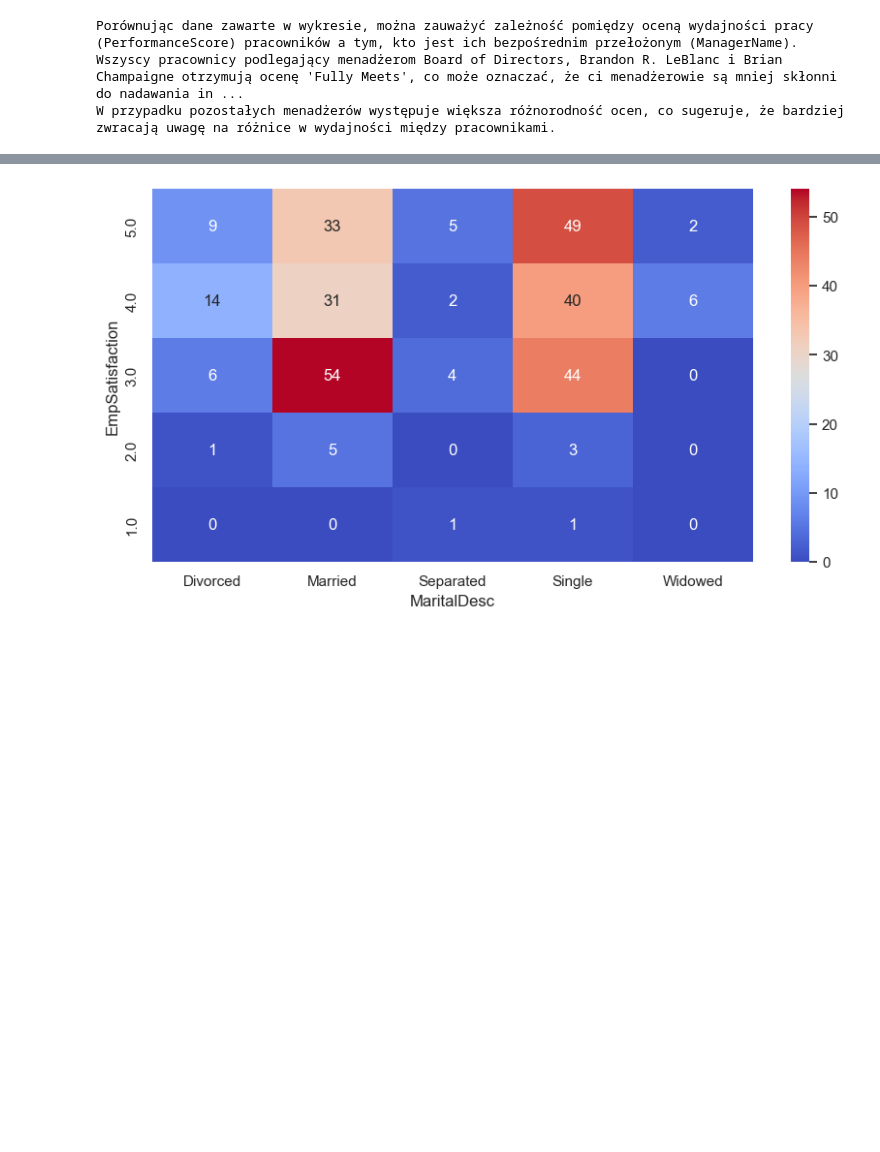
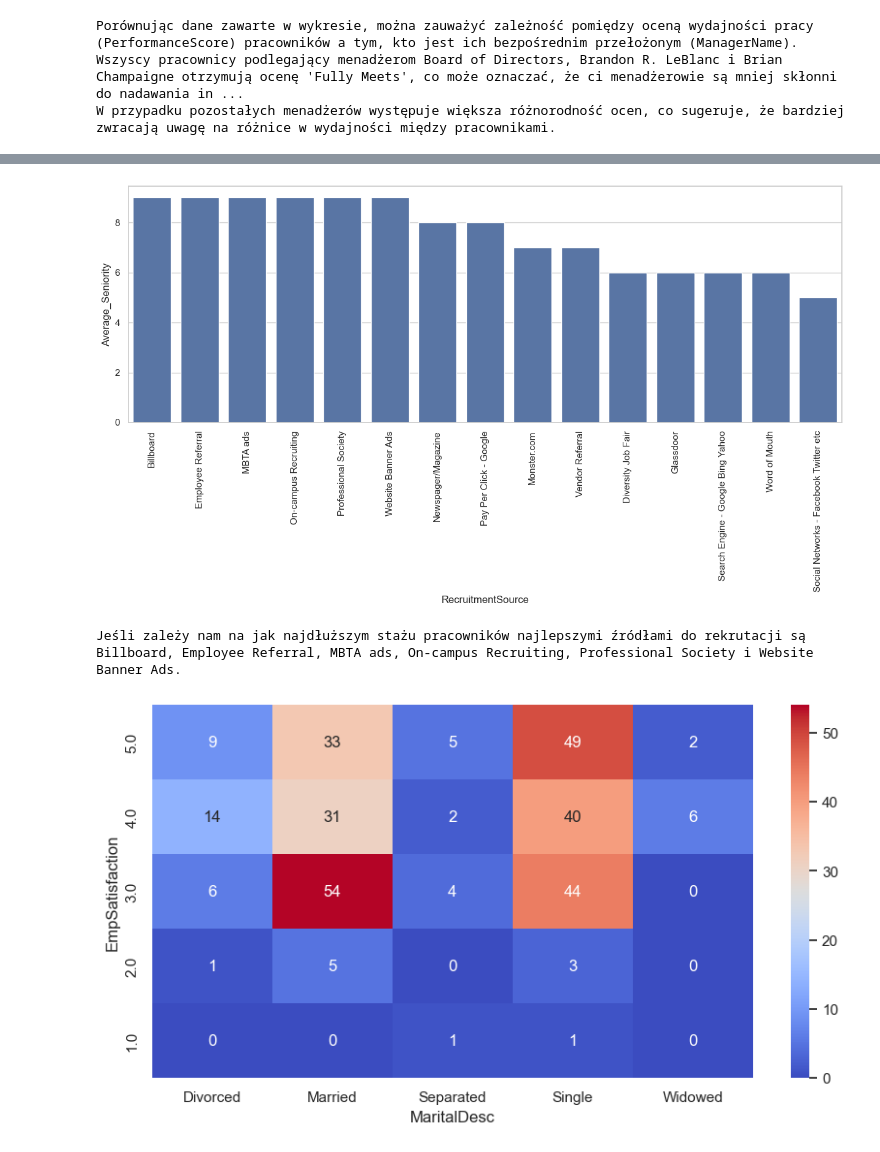
Before and after one commit to sabinakromraj/modul9_2, a Jupyter notebook: modul9_2.ipynb, the cells around one changed output, grey strips where cells are left out. Saved outputs shown, nothing was run; the diff lists cells and outputs as text; code cells hidden in the pictures; blank space fills up the shorter version.

```diff
--- a/modul9_2.ipynb
+++ b/modul9_2.ipynb
@@ -50,3 +44,7 @@ def count_seniority(row):
 
 
 df['Seniority'] = df.apply(lambda row: count_seniority(row),axis=1)
+
+seniority_df = df.pivot_table(index=['RecruitmentSource'], values='EmpID', aggfunc='count').fillna(0)
+seniority_df['Average_Seniority'] = df.groupby('RecruitmentSource')['Seniority'].mean().apply(round)
+seniority_df
@@ -53,8 +70,4 @@ df['Seniority'] = df.apply(lambda row: count_seniority(row),axis=1)
 # %%
-plt.figure(figsize=(15, 5))
-ax = sns.barplot(x='RecruitmentSource', y='Seniority', data=df)
-ax.set_xticklabels(ax.get_xticklabels(), rotation=90)
-plt.show()
-
-print(f"Jeśli zależy nam na jak najdłuższym stażu pracowników najlepszymi źródłami do rekrutacji są Careerbuilder, Webside Banner Ads i Other.")
+seniority_df_filtered = seniority_df[seniority_df['EmpID'] > 9]
+seniority_df_filtered
 # %% [output]
@@ -62,0 +91,3 @@ Jeśli zależy nam na jak najdłuższym stażu pracowników najlepszymi źródł
+# %%
+seniority_df_filtered_sorted = seniority_df_filtered.sort_values(by='Average_Seniority', ascending=False)
+seniority_df_filtered_sorted
@@ -63,3 +112,13 @@ Jeśli zależy nam na jak najdłuższym stażu pracowników najlepszymi źródł
+# %%
+plt.figure(figsize=(15, 5))
+ax = sns.barplot(x='RecruitmentSource', y='Average_Seniority', data=seniority_df_filtered_sorted)
+plt.xticks(rotation=90)
+plt.show()
+
+print(f"Jeśli zależy nam na jak najdłuższym stażu pracowników najlepszymi źródłami do rekrutacji są Billboard, Employee Referral, MBTA ads, On-campus Recruiting, Professional Society i Website Banner Ads.")
+# %% [output]
+[figure, added]
+Jeśli zależy nam na jak najdłuższym stażu pracowników najlepszymi źródłami do rekrutacji są Billboard, Employee Referral, MBTA ads, On-campus Recruiting, Professional Society i Website Banner Ads.
 # %%
 #3
 df2 = pd.crosstab(df['EmpSatisfaction'],df['MaritalDesc'])
```
Also changed, not shown: parts of 6 cells of this notebook.
